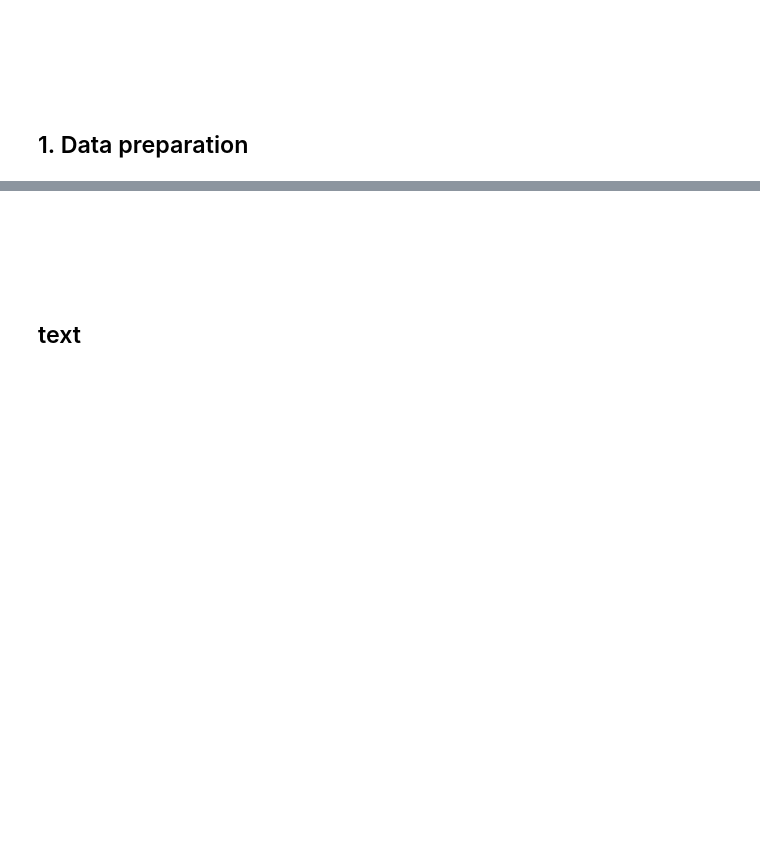
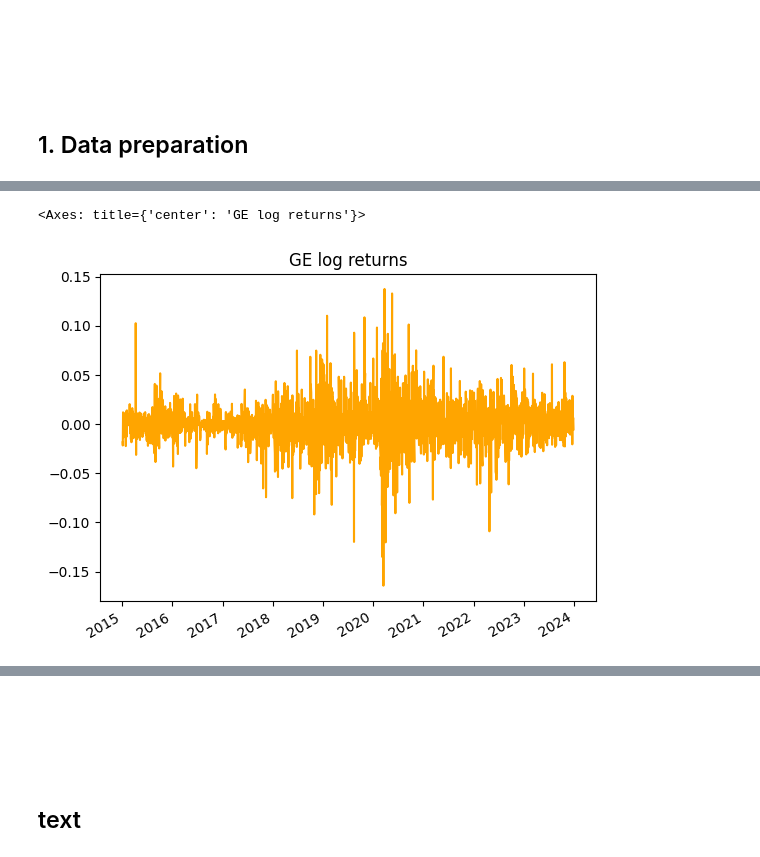
Before and after one commit to isak-drougge/applications-copula-methods-in-finance, a Jupyter notebook: notebooks/01_explore_marginal_distributions.ipynb, the cells around one changed output, grey strips where cells are left out. Drawn from its saved outputs; the diff is of its cells as text; code cells hidden in the pictures; blank space fills up the shorter version.

```diff
--- a/notebooks/01_explore_marginal_distributions.ipynb
+++ b/notebooks/01_explore_marginal_distributions.ipynb
@@ -46,0 +73,5 @@ prices_appl.head()
+# %%
+returns_ge.plot(title="GE log returns", color="orange")
+# %% [output]
+<Axes: title={'center': 'GE log returns'}>
+[figure, added]
```
Also changed, not shown: parts of 19 cells of this notebook.
